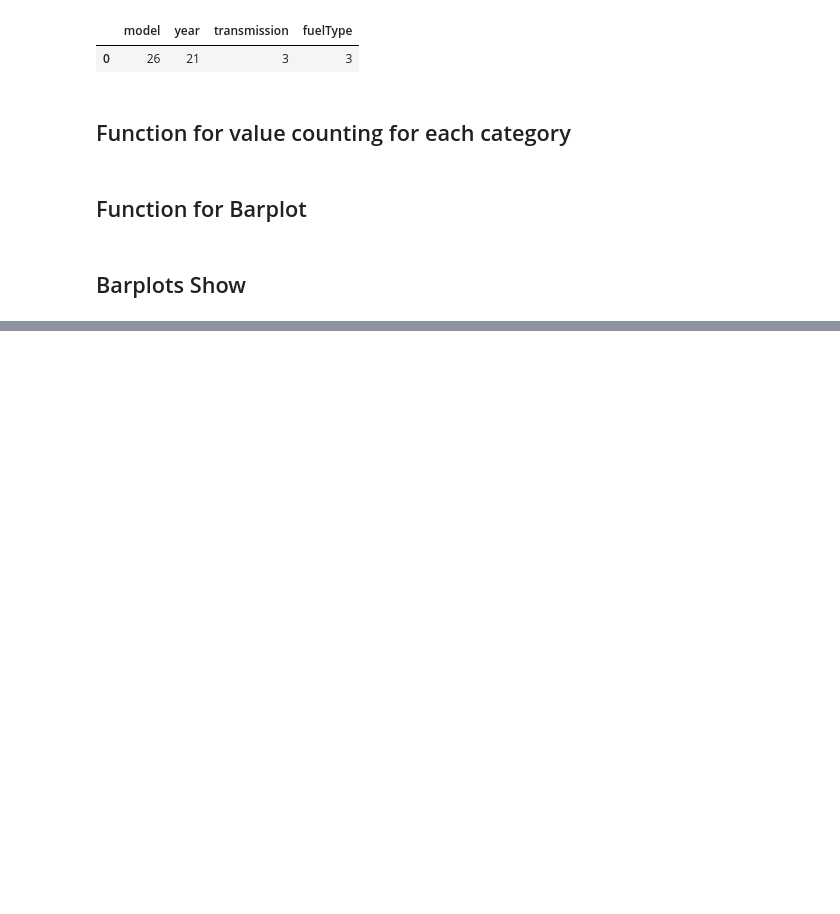
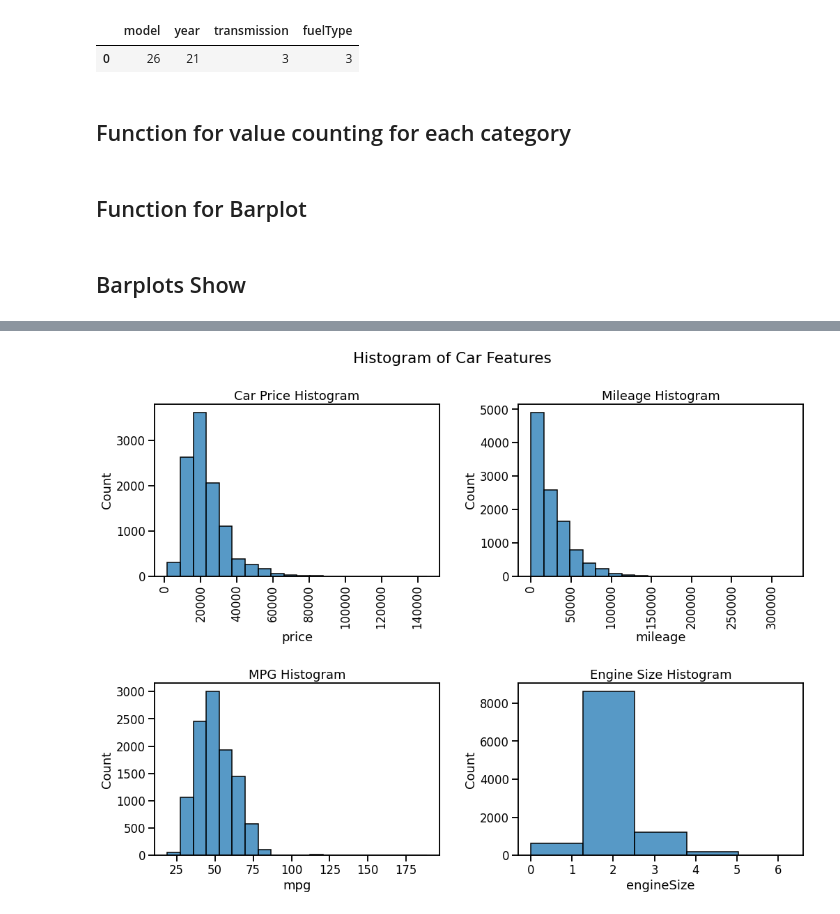
Before and after one commit to ahsanul-islam/Audi_used_car_analysis, a Jupyter notebook: audi_used_car_EDA.ipynb, the cells around one changed output, grey strips where cells are left out. Saved outputs shown, nothing was run; the diff lists cells and outputs as text; code cells hidden in the pictures; blank space fills up the shorter version.

```diff
--- a/audi_used_car_EDA.ipynb
+++ b/audi_used_car_EDA.ipynb
@@ -109,0 +282,32 @@ plt.show()
+# %%
+plt.figure(figsize=(16,12))
+sns.set_context('talk')
+
+
+plt.subplot(2,2,1)
+sns.histplot(x='price',data=df,bins=20)
+plt.xticks(rotation = 90)
+plt.title('Car Price Histogram')
+
+
+plt.subplot(2,2,2)
+sns.histplot(x='mileage',data=df,bins=20,)
+plt.xticks(rotation = 90)
+plt.title('Mileage Histogram')
+
+
+
+plt.subplot(2,2,3)
+sns.histplot(x='mpg',data=df,bins=20)
+plt.title('MPG Histogram')
+
+plt.subplot(2,2,4)
+sns.histplot(x='engineSize',data=df,bins=5)
+plt.title('Engine Size Histogram')
+
+
+plt.suptitle('Histogram of Car Features')
+
+plt.tight_layout(pad=4, w_pad=2, h_pad=2)
+# %% [output]
+[figure, added]
```
Also changed, not shown: parts of 16 cells of this notebook.
